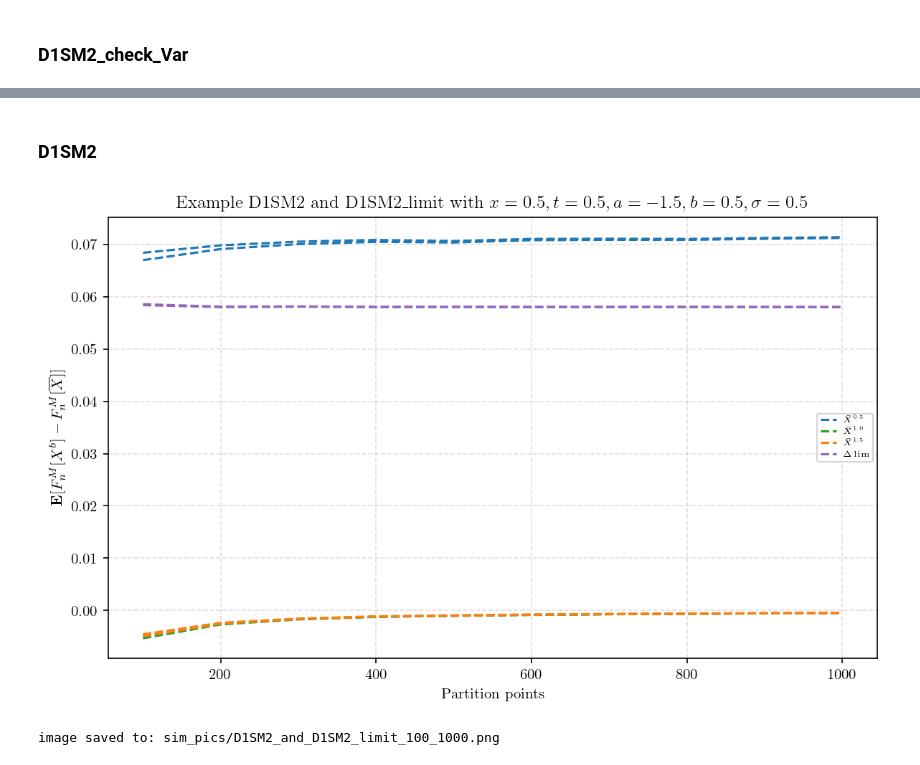
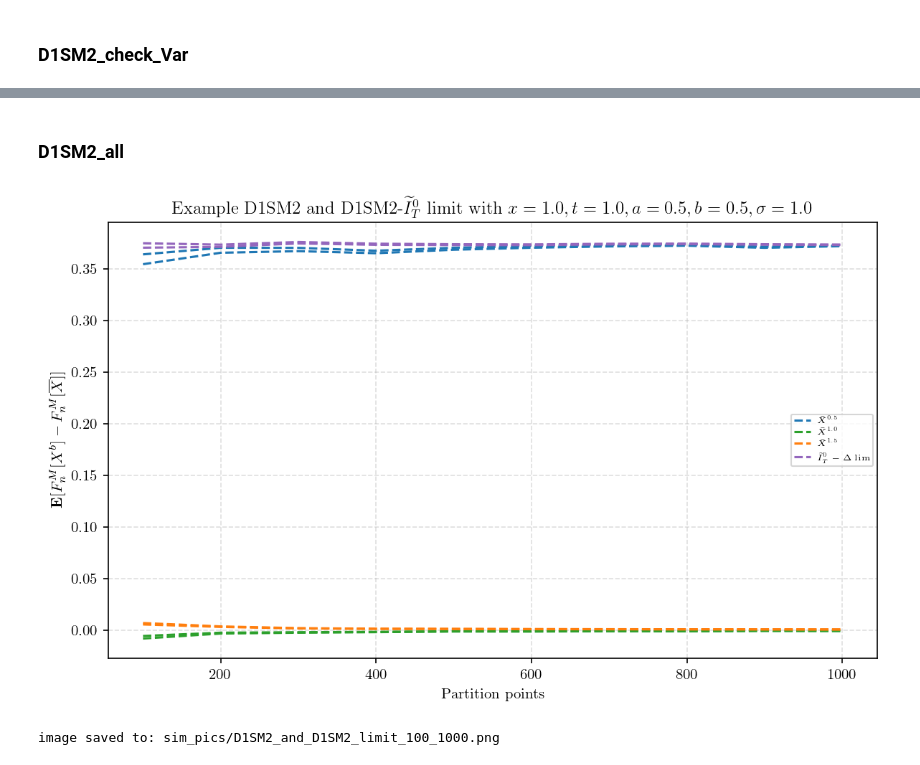
Before and after one commit to Andriyichenko/simulation, a Jupyter notebook: D1S/D1S_plot.ipynb, the cells around one changed output, grey strips where cells are left out. Saved outputs shown, nothing was run; the diff lists cells and outputs as text; code cells hidden in the pictures.

```diff
--- a/D1S/D1S_plot.ipynb
+++ b/D1S/D1S_plot.ipynb
@@ -1005,7 +469,7 @@ plt.tight_layout()  # 自動的にレイアウトを調整する
 # %% [markdown]
-### D1SM2
+### D1SM2_all
 # %%
-#D1SM2_and_D1SM2_limit_100_1000 plot with confidence intervals
+#D1SM2_I_all plot with confidence intervals
 #信頼区間公式 \bar{X} ± z * (s/√n)
 # ここで、\bar{X}は標本平均、zは信頼水準、sは標本標準偏差(SD)、nはサンプルサイズ(SS),(s/√n)は標準誤差(SE)
 import pandas as pd
@@ -1025,8 +489,8 @@ def conf_level(a): #aは信頼度であり、ex:a=0.95なら95%信頼区間
     z=norm.ppf(1 - alpha / 2) #ここでPPF = Percent Point Function,両側検定なのでalpha/2,norm.ppfは累積分布関数の逆関数、i.e.「何番目の値がこの累積確率になるのか？」を計算する
     return z
 
-df2 = pd.read_csv("../data_source/D1SM2_all_100_1000_data.csv")
-df3 = pd.read_csv("../data_source/D1SM2_all_100_1000_data.csv")
+df2 = pd.read_csv("../data_source/D1SM2_I_all_100_1000_data.csv")
+df3 = pd.read_csv("../data_source/D1SM2_I_all_100_1000_data.csv")
 
 
 #z信頼水準の計算,aは信頼度であり、ex:a=0.95なら95%信頼区間
@@ -1037,7 +501,7 @@ Am_std_df2=np.sqrt(df2['Em']) #Amの標本標準偏差(SD)
 A15_std_df2=np.sqrt(df2['E_1_5']) #A_1_5の標本標準偏差(SD)
 Axb_std_df3 = np.sqrt(df3['Eb']) #A_bの標本標準偏差(SD)
 
-paths = 100 * (df2['points'] ** 2)
+paths = 10 * (df2['points'] ** 2)
 # Standard errors of sample means
 A_se_df2     = A_std_df2   / np.sqrt(paths)
 Am_se_df2    = Am_std_df2  / np.sqrt(paths)
@@ -1048,35 +512,35 @@ Axb_se_df3   = Axb_std_df3 / np.sqrt(paths)
 A_up_df2     = df2['A']     + z * A_se_df2
 A_low_df2    = df2['A']     - z * A_se_df2
 Am_up_df2    = df2['Am']    + z * Am_se_df2
 Am_low_df2   = df2['Am']    - z * Am_se_df2
 A15_up_df2   = df2['A_1_5'] + z * A15_se_df2
 A15_low_df2  = df2['A_1_5'] - z * A15_se_df2
 Axb_up_df3   = df3['Ab'] + z * Axb_se_df3
 Axb_low_df3  = df3['Ab'] - z * Axb_se_df3
 
 
 # グラフを描画
 plt.figure(figsize=(8, 5), dpi=150)  # dpi とは Dots Per Inch を意味する
 plt.plot(df2["points"], A_up_df2, linestyle="--", color="#1f77b4", label=r"$\bar{X}^{0.5}$")
 plt.plot(df2["points"], A_low_df2, linestyle="--", color="#1f77b4")
 plt.plot(df2["points"], Am_up_df2, linestyle="--", color="#2ca02c", label=r"$\bar{X}^{1.0}$ ")
 plt.plot(df2["points"], Am_low_df2, linestyle="--", color="#2ca02c")
 plt.plot(df2["points"], A15_up_df2, linestyle="--", color="#ff7f0e", label=r"$\bar{X}^{1.5}$ ")
 plt.plot(df2["points"], A15_low_df2, linestyle="--", color="#ff7f0e")
-plt.plot(df3["points"], Axb_up_df3, linestyle="--", color="#9467bd", label=r"$\Delta\lim$ ")
+plt.plot(df3["points"], Axb_up_df3, linestyle="--", color="#9467bd", label=r"$\widetilde{I}^0_T -\Delta\lim$ ")
 plt.plot(df3["points"], Axb_low_df3, linestyle="--", color="#9467bd")
 
 
-plt.title(r'Example D1SM2 and D1SM2_limit with $x=0.5,t=0.5,a=-1.5,b=0.5,\sigma=0.5$')
+plt.title(r'Example D1SM2 and D1SM2-$\widetilde{I}^0_T$ limit with $x=1.0,t=1.0,a=0.5,b=0.5,\sigma=1.0$')
 plt.xlabel("Partition points")
 plt.ylabel(r"$\mathbf{E}[F^{M}_{n}[X^b] - F^{M}_{n}[\overline{X}]]$ ")
 plt.grid(True, linestyle="--", alpha=0.4)
 plt.legend(fontsize=5.5, loc='best')
 plt.tight_layout()  # 自動的にレイアウトを調整する
 plt.savefig(save_path, dpi=250, bbox_inches='tight')
 plt.show()
 print("image saved to:", save_path)
 # %% [output]
-[figure, old version]
+[figure, new version]
 image saved to: sim_pics/D1SM2_and_D1SM2_limit_100_1000.png
 # %%
```
Also changed, not shown: parts of 26 cells of this notebook, 30 other files.
